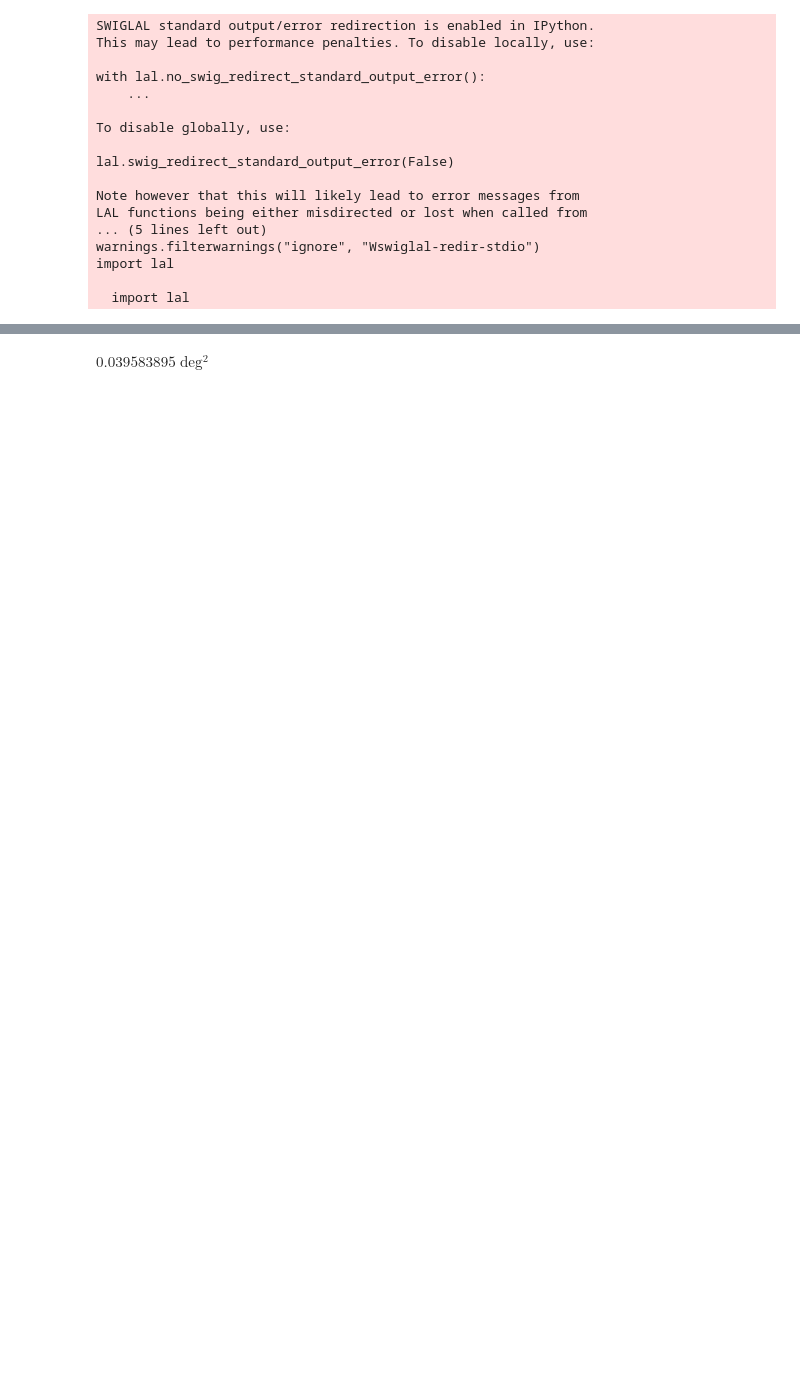
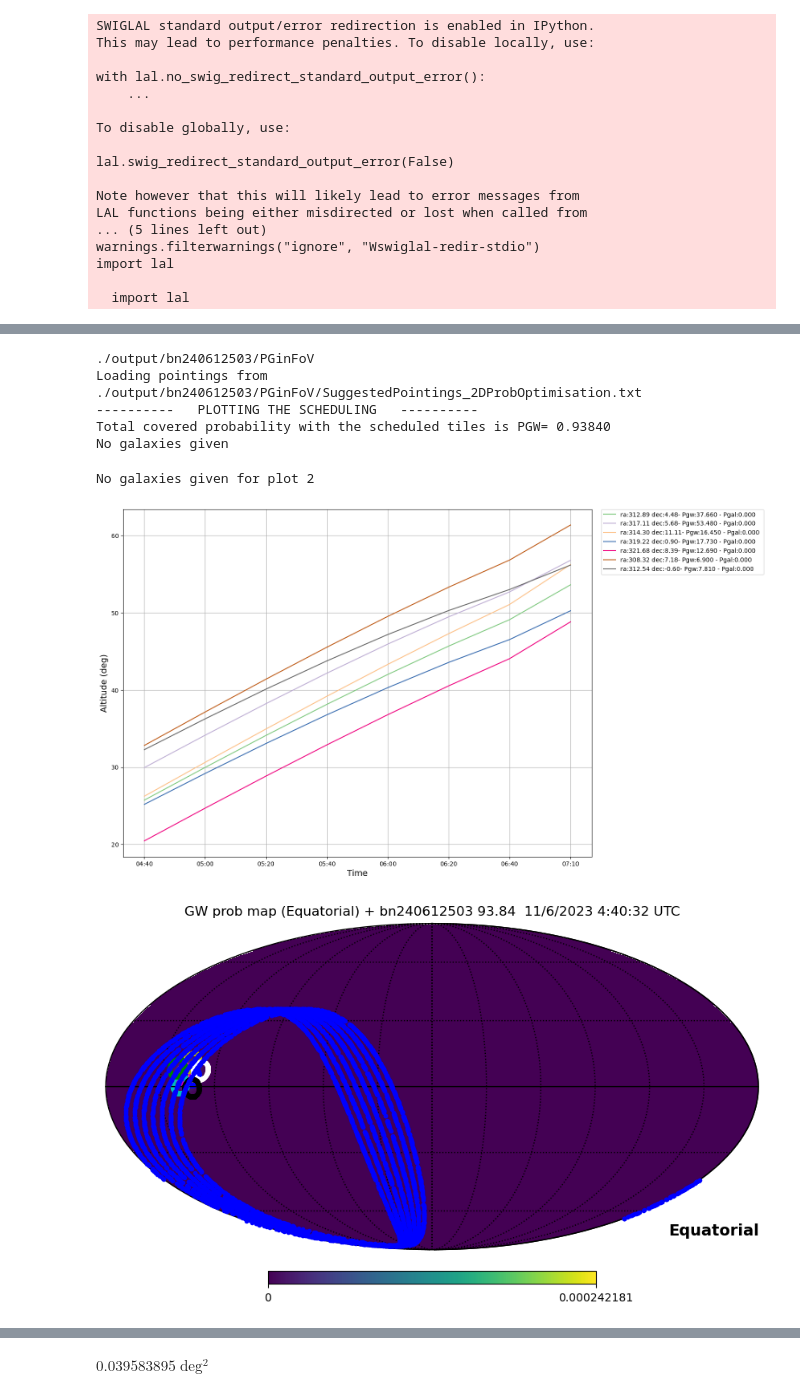
Before and after one commit to astro-transients/tilepy, a Jupyter notebook: examples/launcher/Tiling_Observations_GBM.ipynb, the cells around one changed output, grey strips where cells are left out. Cells and saved outputs as stored; diff of their text form; code cells hidden in the pictures; blank space fills up the shorter version.

```diff
--- a/examples/launcher/Tiling_Observations_GBM.ipynb
+++ b/examples/launcher/Tiling_Observations_GBM.ipynb
@@ -60,0 +134,19 @@ obspar_gauss.nside = 512
+# %%
+#Parse the parameters
+obspar_healpix = ObservationParameters()
+skymap = './glg_healpix_all_bn240612503_v00.fit'
+obsTime = datetime.datetime.fromisoformat("2023-06-10 14:51:47")
+datasetDir = '../../tilepy/dataset/'
+outDir = './output'
+cfgFile = '../config/FollowupParameters_CTAOS.ini'
+pointingsFile = None
+
+
+obspar_healpix.add_parsed_args(skymap,obsTime,datasetDir,None,outDir,pointingsFile)
+obspar_healpix.from_configfile(cfgFile)
+
+reader_healpix = MapReader(obspar_healpix)
+skymap_healpix = SkyMap(obspar_healpix, reader_healpix)
+skymap_healpix.getArea(0.9)
+GetSchedule(obspar_healpix)
+# %% [output]
@@ -60,0 +170,8 @@ obspar_gauss.nside = 512
+./output/bn240612503/PGinFoV
+Loading pointings from ./output/bn240612503/PGinFoV/SuggestedPointings_2DProbOptimisation.txt
+----------   PLOTTING THE SCHEDULING   ----------
+Total covered probability with the scheduled tiles is PGW= 0.93840
+No galaxies given
+No galaxies given for plot 2
+[figure, added]
+[figure, added]
```
Also changed, not shown: parts of 10 cells of this notebook, 2 other files.
